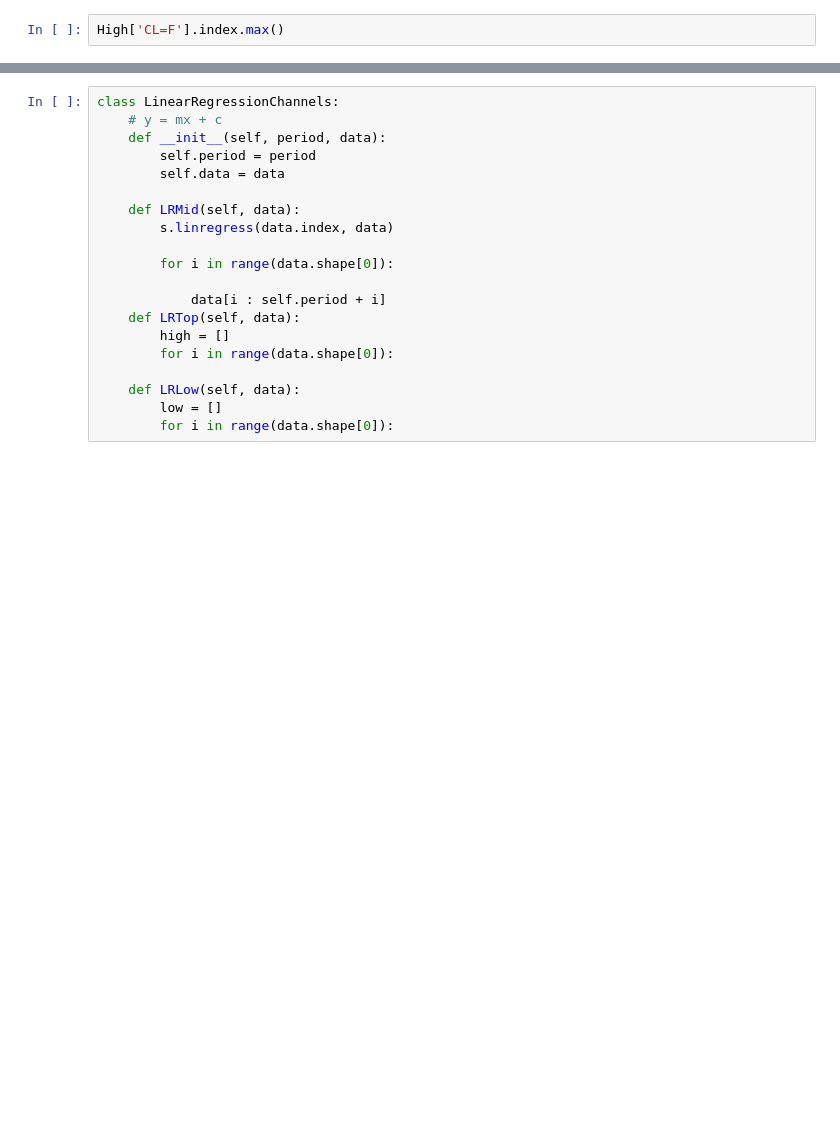
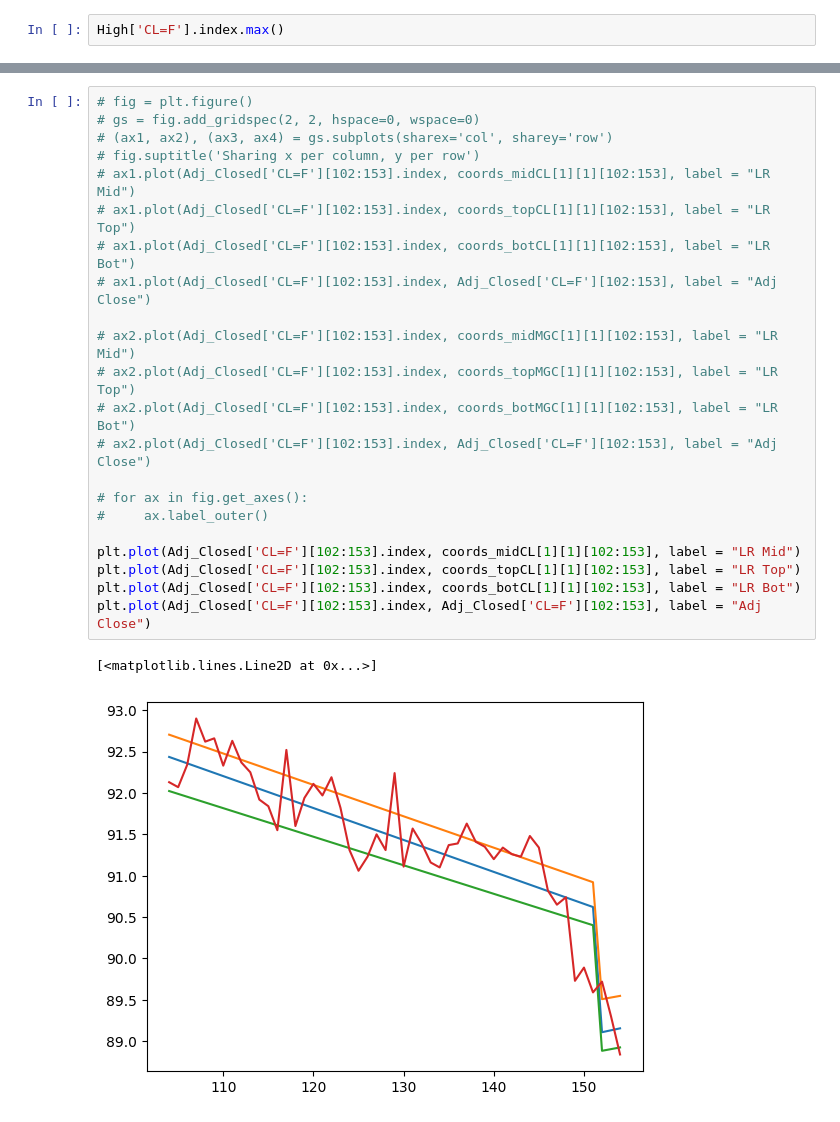
Before and after one commit to Michael-Ishak/Trend_Following_Commodities_Futures, a Jupyter notebook: Trend_Following_Commodities_Futures.ipynb, the cells around one changed output, grey strips where cells are left out. Saved outputs shown, nothing was run; the diff lists cells and outputs as text; blank space fills up the shorter version.

```diff
--- a/Trend_Following_Commodities_Futures.ipynb
+++ b/Trend_Following_Commodities_Futures.ipynb
@@ -48,20 +67,25 @@ print(coords)
-# %%
-class LinearRegressionChannels:
-    # y = mx + c
-    def __init__(self, period, data):
-        self.period = period
-        self.data = data
-
-    def LRMid(self, data):
-        s.linregress(data.index, data)
-
-        for i in range(data.shape[0]):
-
-            data[i : self.period + i]
-    def LRTop(self, data):
-        high = []
-        for i in range(data.shape[0]):
-
-    def LRLow(self, data):
-        low = []
-        for i in range(data.shape[0]):
+# %%
+# fig = plt.figure()
+# gs = fig.add_gridspec(2, 2, hspace=0, wspace=0)
+# (ax1, ax2), (ax3, ax4) = gs.subplots(sharex='col', sharey='row')
+# fig.suptitle('Sharing x per column, y per row')
+# ax1.plot(Adj_Closed['CL=F'][102:153].index, coords_midCL[1][1][102:153], label = "LR Mid")
+# ax1.plot(Adj_Closed['CL=F'][102:153].index, coords_topCL[1][1][102:153], label = "LR Top")
+# ax1.plot(Adj_Closed['CL=F'][102:153].index, coords_botCL[1][1][102:153], label = "LR Bot")
+# ax1.plot(Adj_Closed['CL=F'][102:153].index, Adj_Closed['CL=F'][102:153], label = "Adj Close")
+
+# ax2.plot(Adj_Closed['CL=F'][102:153].index, coords_midMGC[1][1][102:153], label = "LR Mid")
+# ax2.plot(Adj_Closed['CL=F'][102:153].index, coords_topMGC[1][1][102:153], label = "LR Top")
+# ax2.plot(Adj_Closed['CL=F'][102:153].index, coords_botMGC[1][1][102:153], label = "LR Bot")
+# ax2.plot(Adj_Closed['CL=F'][102:153].index, Adj_Closed['CL=F'][102:153], label = "Adj Close")
+
+# for ax in fig.get_axes():
+#     ax.label_outer()
+
+plt.plot(Adj_Closed['CL=F'][102:153].index, coords_midCL[1][1][102:153], label = "LR Mid")
+plt.plot(Adj_Closed['CL=F'][102:153].index, coords_topCL[1][1][102:153], label = "LR Top")
+plt.plot(Adj_Closed['CL=F'][102:153].index, coords_botCL[1][1][102:153], label = "LR Bot")
+plt.plot(Adj_Closed['CL=F'][102:153].index, Adj_Closed['CL=F'][102:153], label = "Adj Close")
+# %% [output]
+[<matplotlib.lines.Line2D at 0x...>]
+[figure, added]
```
Also changed, not shown: parts of 1 cell of this notebook.
